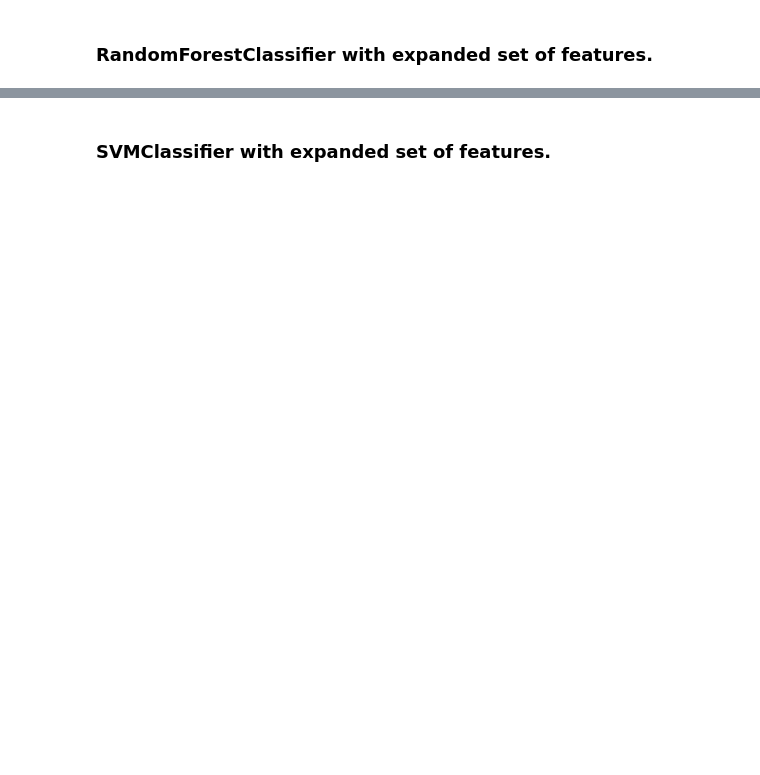
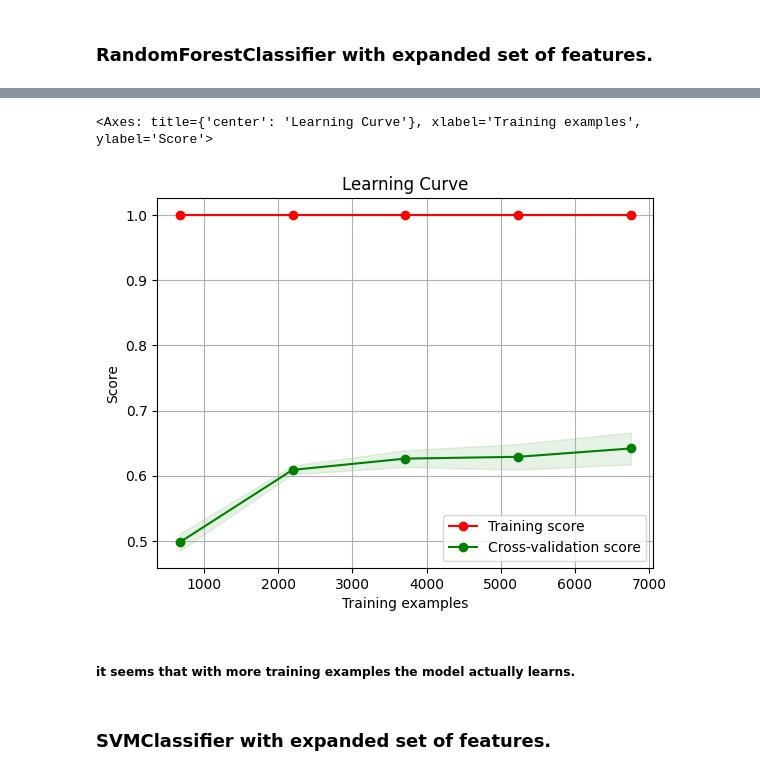
Before and after one commit to dimitrisl/mt_vessel, a Jupyter notebook: EDA_mt.ipynb, the cells around one changed output, grey strips where cells are left out. Drawn from its saved outputs; the diff is of its cells as text; code cells hidden in the pictures; blank space fills up the shorter version.

```diff
--- a/EDA_mt.ipynb
+++ b/EDA_mt.ipynb
@@ -563,3 +789,13 @@ plot_learning_curve(md, X=X_train, y=y_train, scoring='f1_micro', cv=tscv, shuff
+# %%
+md = RandomForestClassifier(random_state=42)
+tscv = TimeSeriesSplit(n_splits=3, test_size=round(0.1*len(X_train)))
+
+plot_learning_curve(md, X=X_train, y=y_train, scoring='f1_micro', cv=tscv, shuffle=False)
+# %% [output]
+<Axes: title={'center': 'Learning Curve'}, xlabel='Training examples', ylabel='Score'>
+[figure, added]
+# %% [markdown]
+##### it seems that with more training examples the model actually learns.
 # %% [markdown]
 ### SVMClassifier with expanded set of features.
 # %%
```
Also changed, not shown: parts of 165 cells of this notebook.
